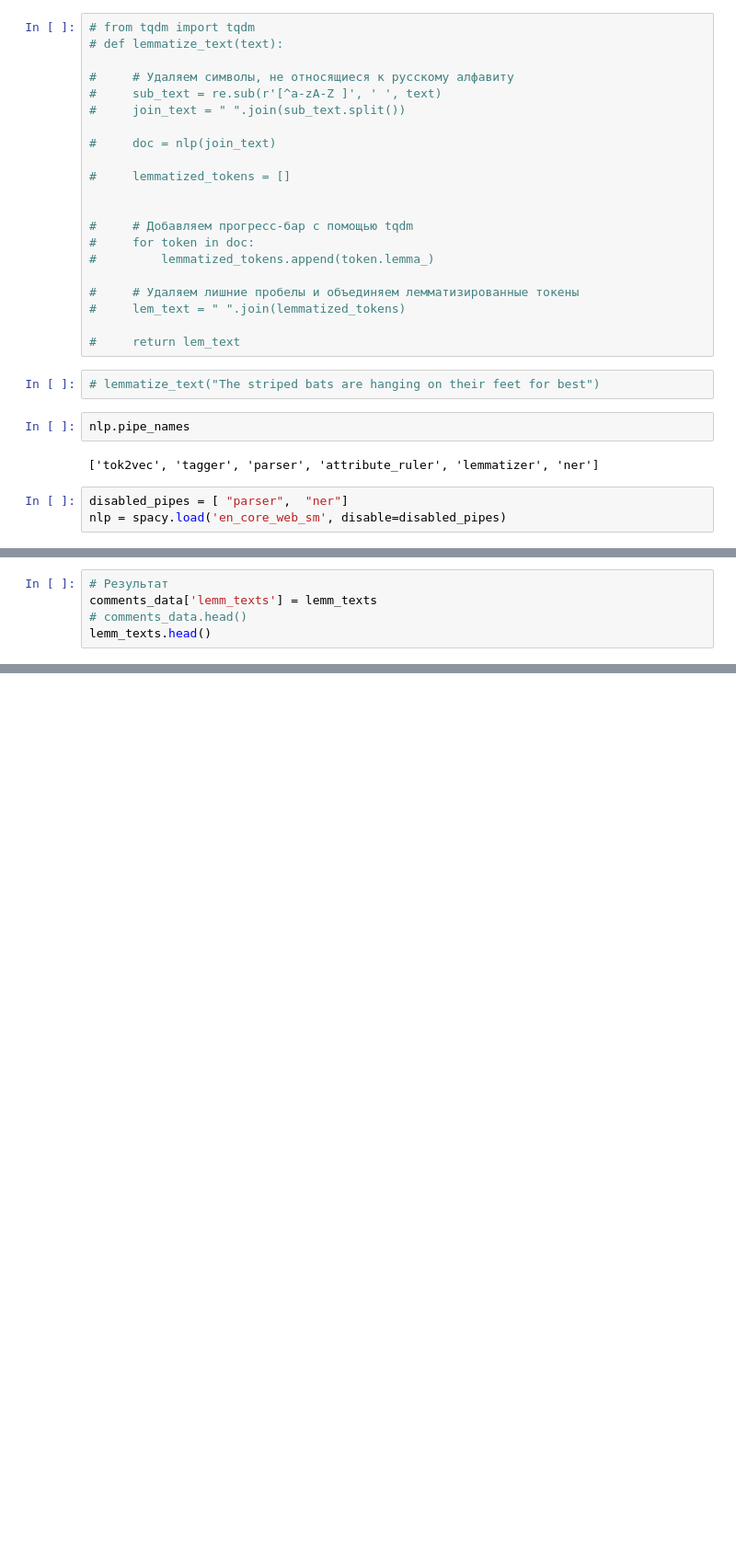
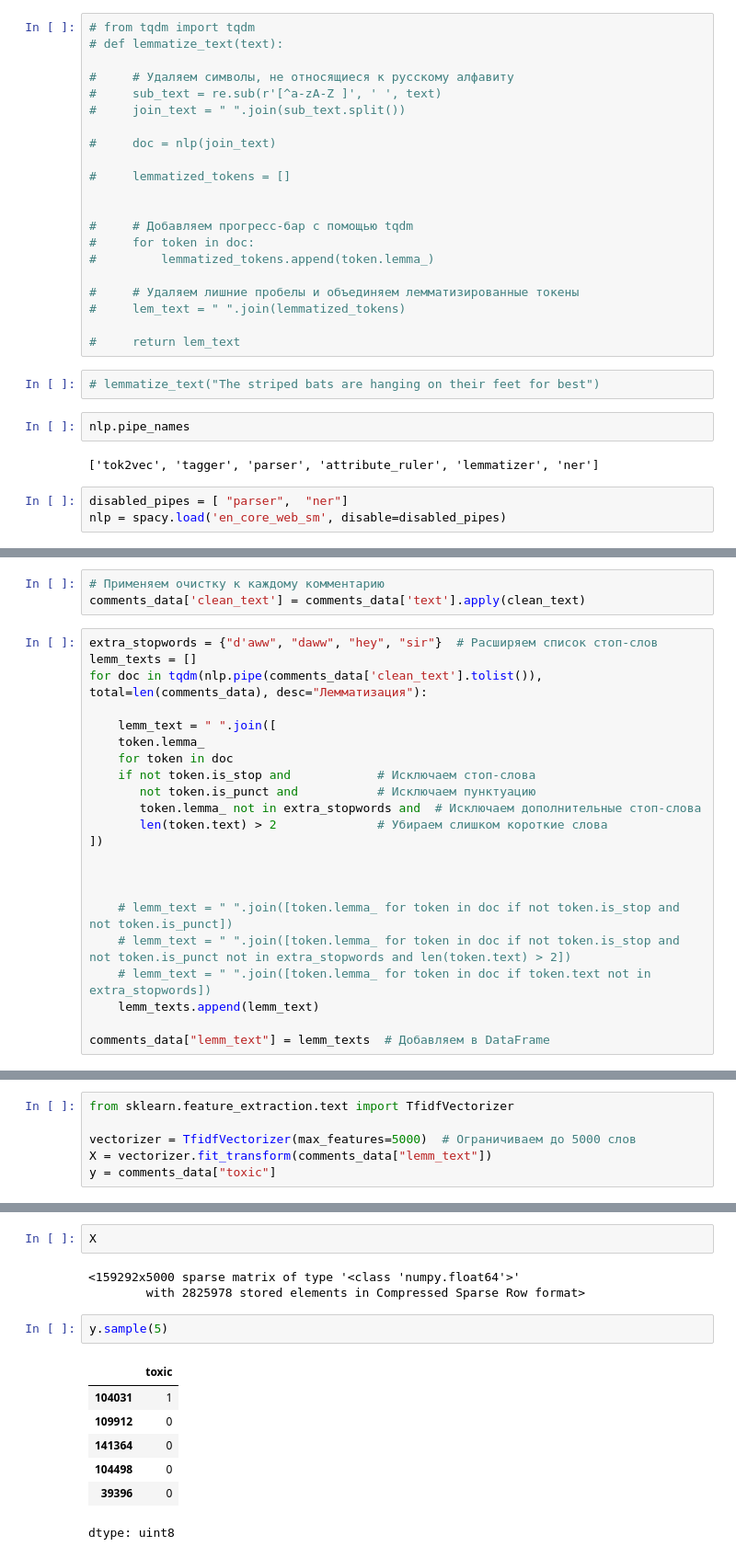
Before and after one commit to trotsak/text, a Jupyter notebook: text_ml_pre.ipynb, the cells around one changed output, grey strips where cells are left out. Shown: that part at 92% size. Saved outputs shown, nothing was run; the diff lists cells and outputs as text; blank space fills up the shorter version.

```diff
--- a/text_ml_pre.ipynb
+++ b/text_ml_pre.ipynb
@@ -470,0 +521,25 @@ print("Лемматизированный текст:", lemm_text)
+# %%
+# Применяем очистку к каждому комментарию
+comments_data['clean_text'] = comments_data['text'].apply(clean_text)
+# %%
+extra_stopwords = {"d'aww", "daww", "hey", "sir"}  # Расширяем список стоп-слов
+lemm_texts = []
+for doc in tqdm(nlp.pipe(comments_data['clean_text'].tolist()), total=len(comments_data), desc="Лемматизация"):
+
+    lemm_text = " ".join([
+    token.lemma_
+    for token in doc
+    if not token.is_stop and            # Исключаем стоп-слова
+       not token.is_punct and           # Исключаем пунктуацию
+       token.lemma_ not in extra_stopwords and  # Исключаем дополнительные стоп-слова
+       len(token.text) > 2              # Убираем слишком короткие слова
+])
+
+
+
+    # lemm_text = " ".join([token.lemma_ for token in doc if not token.is_stop and not token.is_punct])
+    # lemm_text = " ".join([token.lemma_ for token in doc if not token.is_stop and not token.is_punct not in extra_stopwords and len(token.text) > 2])
+    # lemm_text = " ".join([token.lemma_ for token in doc if token.text not in extra_stopwords])
+    lemm_texts.append(lemm_text)
+
+comments_data["lemm_text"] = lemm_texts  # Добавляем в DataFrame
@@ -477,5 +581,0 @@ for i, lemm_text in enumerate(lemm_texts[:5]):
-# %%
-# Результат
-comments_data['lemm_texts'] = lemm_texts
-# comments_data.head()
-lemm_texts.head()
@@ -486,0 +584,6 @@ comments_data.head()
+# %%
+from sklearn.feature_extraction.text import TfidfVectorizer
+
+vectorizer = TfidfVectorizer(max_features=5000)  # Ограничиваем до 5000 слов
+X = vectorizer.fit_transform(comments_data["lemm_text"])
+y = comments_data["toxic"]
@@ -486,0 +608,15 @@ comments_data.head()
+# %%
+X
+# %% [output]
+<159292x5000 sparse matrix of type '<class 'numpy.float64'>'
+        with 2825978 stored elements in Compressed Sparse Row format>
+# %%
+y.sample(5)
+# %% [output]
+|  | toxic |
+| 104031 | 1 |
+| 109912 | 0 |
+| 141364 | 0 |
+| 104498 | 0 |
+| 39396 | 0 |
+dtype: uint8
```
Also changed, not shown: parts of 19 cells of this notebook.
